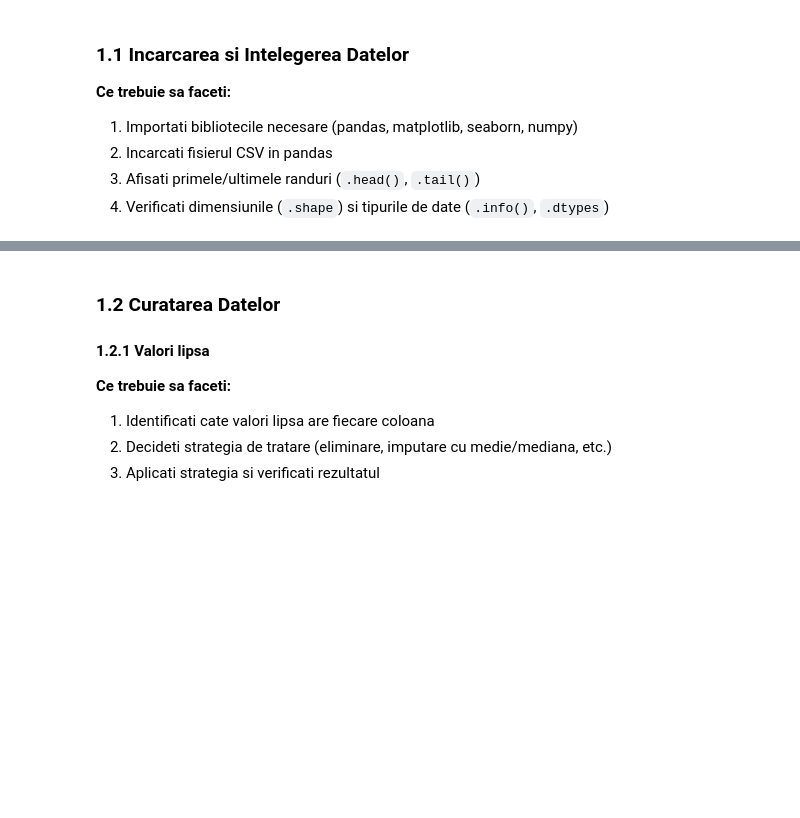
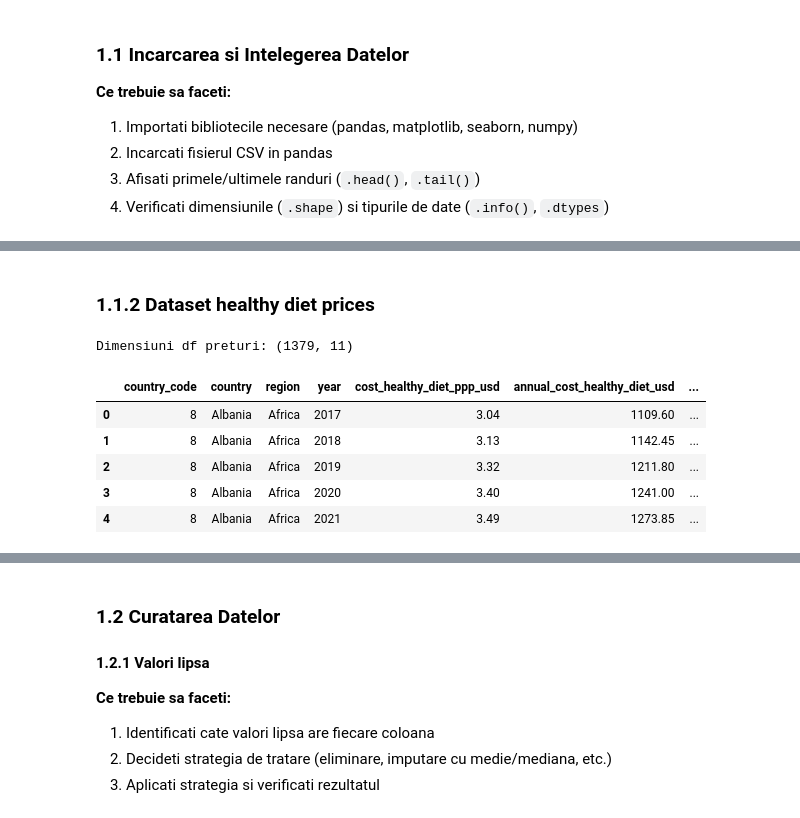
Before and after one commit to monica-raluca/AAD, a Jupyter notebook: AAD_Project.ipynb, the cells around one changed output, grey strips where cells are left out. Cells and saved outputs as stored; diff of their text form; code cells hidden in the pictures; blank space fills up the shorter version.

```diff
--- a/AAD_Project.ipynb
+++ b/AAD_Project.ipynb
@@ -120,0 +158,13 @@ df.info()
+# %% [markdown]
+### 1.1.2 Dataset healthy diet prices
+# %%
+print(f"Dimensiuni df preturi: {df_price.shape}")
+df_price.head()
+# %% [output]
+Dimensiuni df preturi: (1379, 11)
+|  | country_code | country | region | year | cost_healthy_diet_ppp_usd | annual_cost_healthy_diet_usd | ... |
+| 0 | 8 | Albania | Africa | 2017 | 3.04 | 1109.60 | ... |
+| 1 | 8 | Albania | Africa | 2018 | 3.13 | 1142.45 | ... |
+| 2 | 8 | Albania | Africa | 2019 | 3.32 | 1211.80 | ... |
+| 3 | 8 | Albania | Africa | 2020 | 3.40 | 1241.00 | ... |
+| 4 | 8 | Albania | Africa | 2021 | 3.49 | 1273.85 | ... |
```
Also changed, not shown: parts of 12 cells of this notebook.
